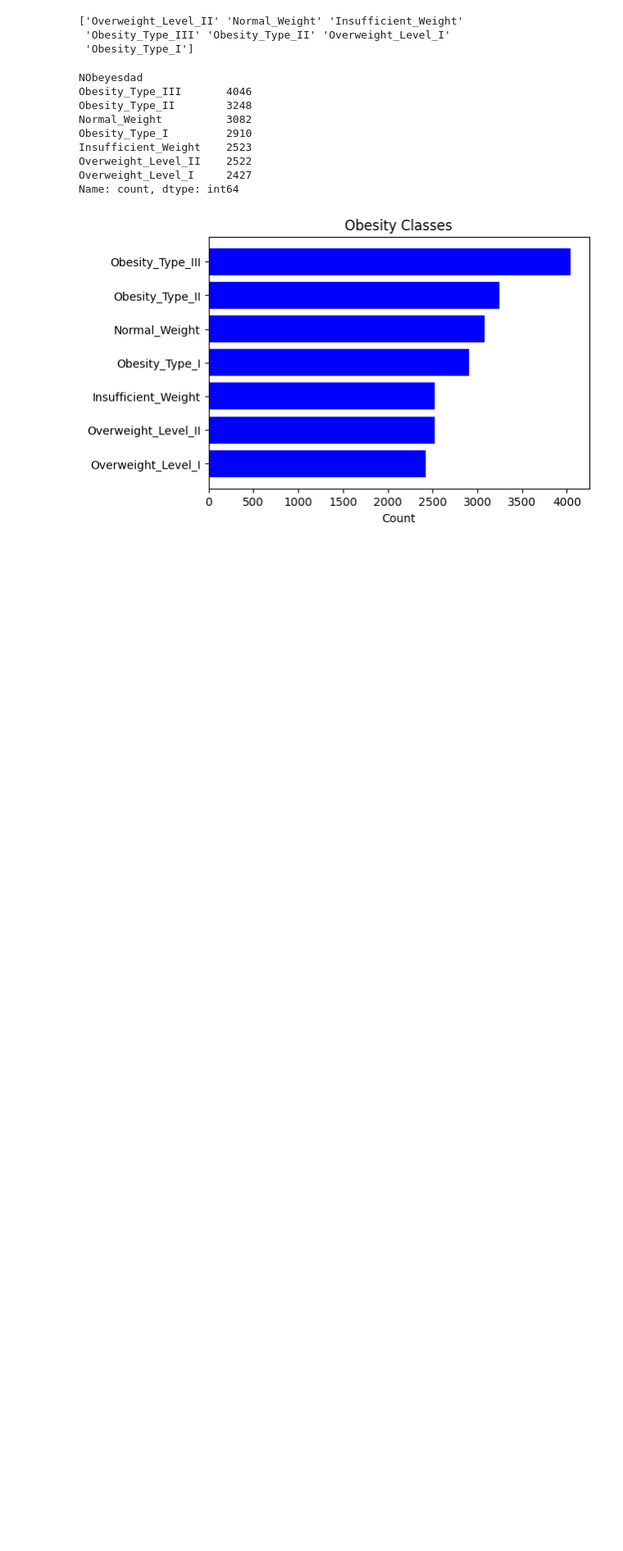
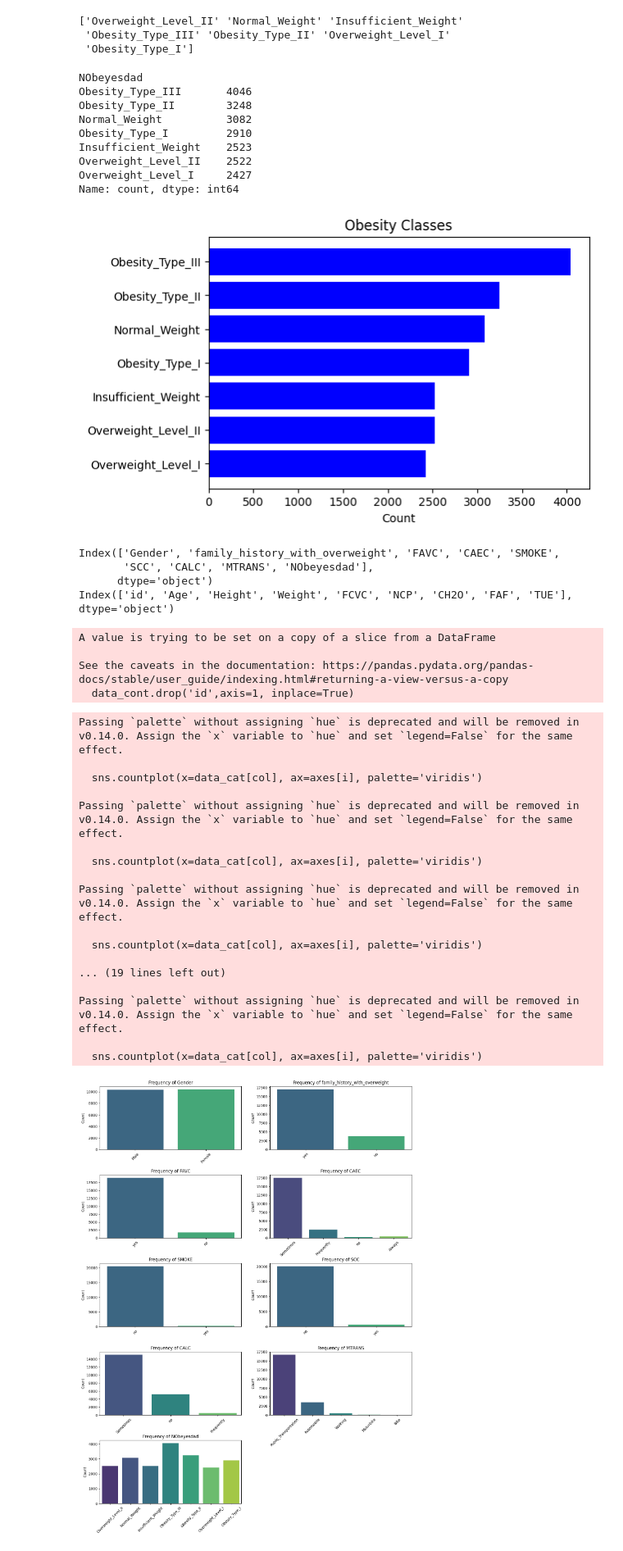
Before and after one commit to Swelem/obesity_risk, a Jupyter notebook: lastproject.ipynb, the cells around one changed output. Shown: that part at 82% size. Cells and saved outputs as stored; diff of their text form; code cells hidden in the pictures; blank space fills up the shorter version.

Commit message:
Added more graphs

```diff
--- a/lastproject.ipynb
+++ b/lastproject.ipynb
@@ -106,3 +106,66 @@ plt.gca().invert_yaxis() ## Invert the y-axis to show the highest frequency clas
 plt.show()
 # %% [output]
 [figure]
+# %%
+categorical_features = given_train_data.select_dtypes(include=['object']).columns
+continuous_features = given_train_data.select_dtypes(include=['float64','int64']).columns
+## Export categorical and continuous data to separate DataFrames
+
+data_cat = given_train_data[categorical_features]
+data_cont = given_train_data[continuous_features]
+print(data_cat.columns)
+print(data_cont.columns)
+# %% [output]
+Index(['Gender', 'family_history_with_overweight', 'FAVC', 'CAEC', 'SMOKE',
+       'SCC', 'CALC', 'MTRANS', 'NObeyesdad'],
+      dtype='object')
+Index(['id', 'Age', 'Height', 'Weight', 'FCVC', 'NCP', 'CH2O', 'FAF', 'TUE'], dtype='object')
+# %%
+data_id= data_cont["id"]
+data_cont.drop('id',axis=1, inplace=True)
+# %% [output]
+A value is trying to be set on a copy of a slice from a DataFrame
+
+See the caveats in the documentation: https://pandas.pydata.org/pandas-docs/stable/user_guide/indexing.html#returning-a-view-versus-a-copy
+  data_cont.drop('id',axis=1, inplace=True)
+# %%
+import seaborn as sns
+
+## Drawing a frequency graph for each categorical variable
+fig, axes = plt.subplots(nrows=(len(data_cat.columns)+1) // 2, ncols=2,figsize=(14, len(data_cat.columns) * 2))
+fig.tight_layout(pad=5.0)
+
+## Adjustment for proper positioning of the axes
+axes = axes.ravel()
+
+for i, col in enumerate(data_cat.columns):
+    sns.countplot(x=data_cat[col], ax=axes[i], palette='viridis')
+    axes[i].set_title(f'Frequency of {col}')
+    axes[i].set_xlabel('')
+    axes[i].set_ylabel('Count')
+    axes[i].tick_params(axis='x', rotation=45)
+
+## Closing extra created axes
+for j in range(i + 1, len(axes)):
+    axes[j].axis('off')
+
+plt.show()
+# %% [output]
+Passing `palette` without assigning `hue` is deprecated and will be removed in v0.14.0. Assign the `x` variable to `hue` and set `legend=False` for the same effect.
+
+  sns.countplot(x=data_cat[col], ax=axes[i], palette='viridis')
+
+Passing `palette` without assigning `hue` is deprecated and will be removed in v0.14.0. Assign the `x` variable to `hue` and set `legend=False` for the same effect.
+
+  sns.countplot(x=data_cat[col], ax=axes[i], palette='viridis')
+
+Passing `palette` without assigning `hue` is deprecated and will be removed in v0.14.0. Assign the `x` variable to `hue` and set `legend=False` for the same effect.
+
+  sns.countplot(x=data_cat[col], ax=axes[i], palette='viridis')
+
+... (19 lines left out)
+
+Passing `palette` without assigning `hue` is deprecated and will be removed in v0.14.0. Assign the `x` variable to `hue` and set `legend=False` for the same effect.
+
+  sns.countplot(x=data_cat[col], ax=axes[i], palette='viridis')
+[figure, added]
```
